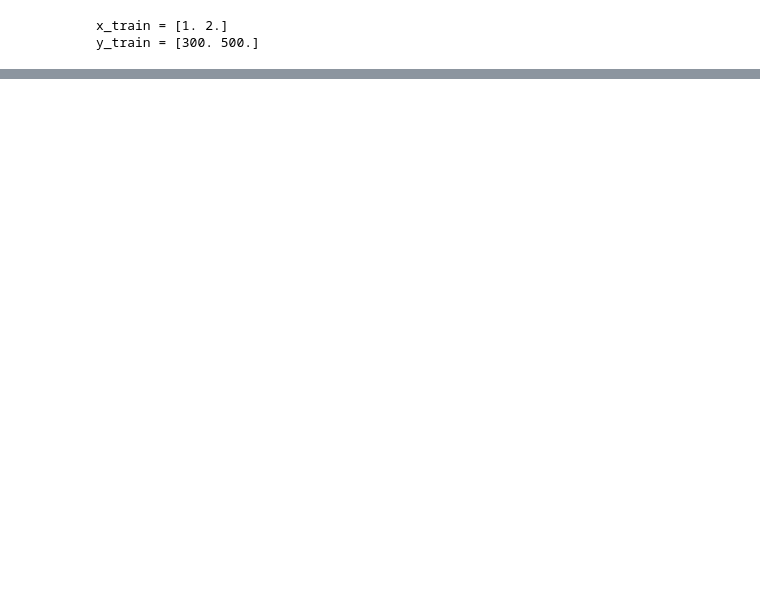
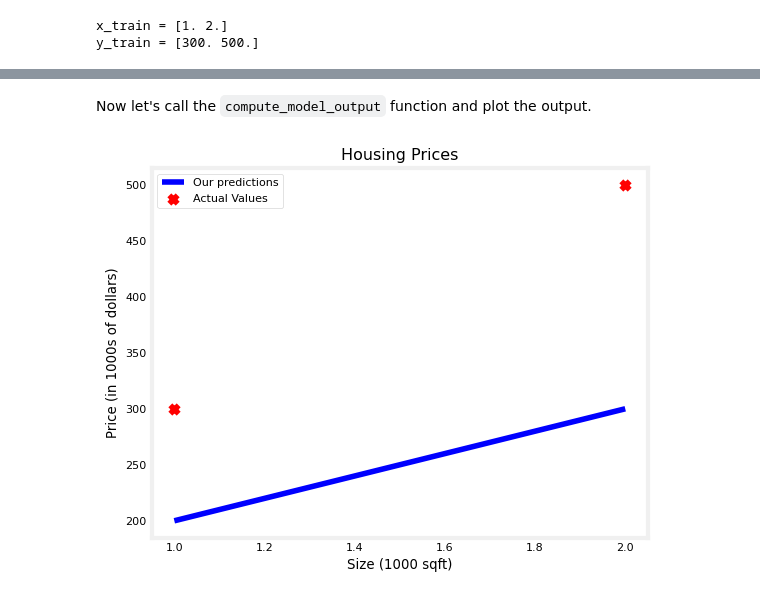
Before and after one commit to jhuarte/machine-learning-specialization-coursera, a Jupyter notebook: regresion-and-classification/w1/labs/02-model-representation.ipynb, the cells around one changed output, grey strips where cells are left out. Cells and saved outputs as stored; diff of their text form; code cells hidden in the pictures; blank space fills up the shorter version.

```diff
--- a/regresion-and-classification/w1/labs/02-model-representation.ipynb
+++ b/regresion-and-classification/w1/labs/02-model-representation.ipynb
@@ -45,0 +87,5 @@ y_train = [300. 500.]
+# %%
+i = 1
+
+x_i,y_i = x_train[i],y_train[i]
+print(f"(x^({i}), y^({i})):({x_i},{y_i})")
@@ -45,0 +127,5 @@ y_train = [300. 500.]
+# %%
+w = 100
+b = 100
+print(f"w: {w}")
+print(f"b: {b}")
@@ -45,0 +148,36 @@ y_train = [300. 500.]
+# %%
+def compute_module_ouput(x, w, b):
+    """
+    Computes de predection of a linear model
+    Args:
+        x (ndarray(m,)): data, m examples
+        w,b (scalar): model parameters
+    Returns:
+        y (ndarray(m,)): target values
+    """
+    m = x.shape[0]
+    f_wb = np.zeros(m)
+    for i in range(m):
+        f_wb[i] = w * x[i] + b
+
+    return f_wb
+# %% [markdown]
+Now let's call the `compute_model_output` function and plot the output.
+# %%
+tmp_f_wb = compute_module_ouput(x_train, w, b)
+# Plot our model prediction
+plt.plot(x_train, tmp_f_wb, c='b', label='Our predictions')
+
+# Plot the data points
+plt.scatter(x_train, y_train, marker='x', c='r',label='Actual Values')
+
+# Set the title
+plt.title("Housing Prices")
+# Set the y-axis label
+plt.ylabel('Price (in 1000s of dollars)')
+# Set the x-axis label
+plt.xlabel('Size (1000 sqft)')
+plt.legend()
+plt.show()
+# %% [output]
+[figure, added]
```
Also changed, not shown: parts of 16 cells of this notebook.
